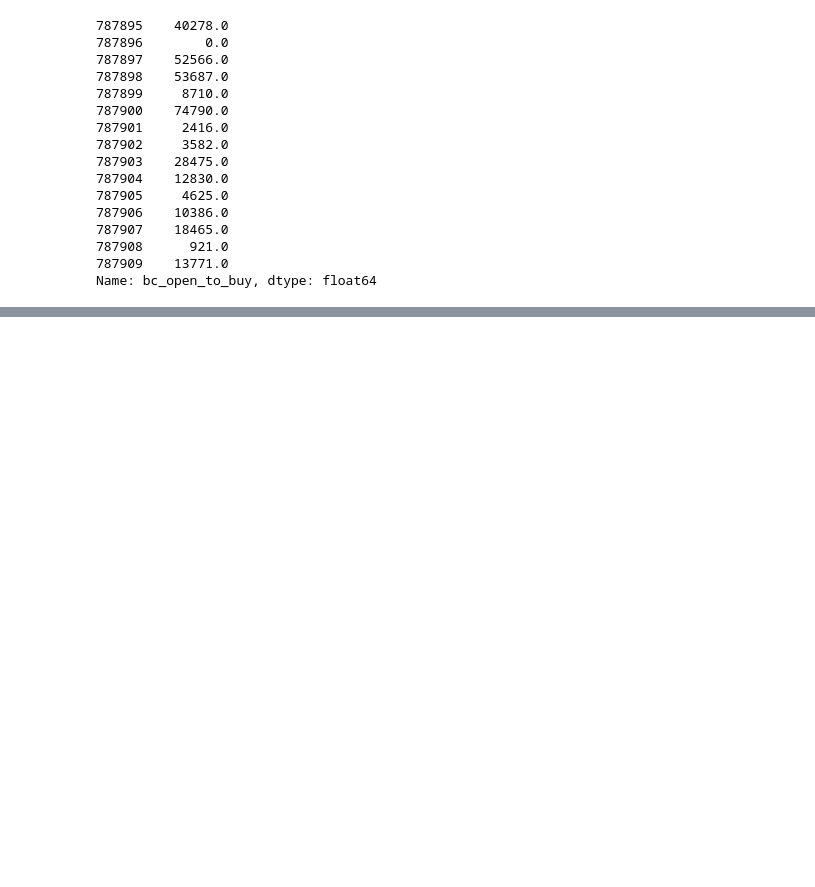
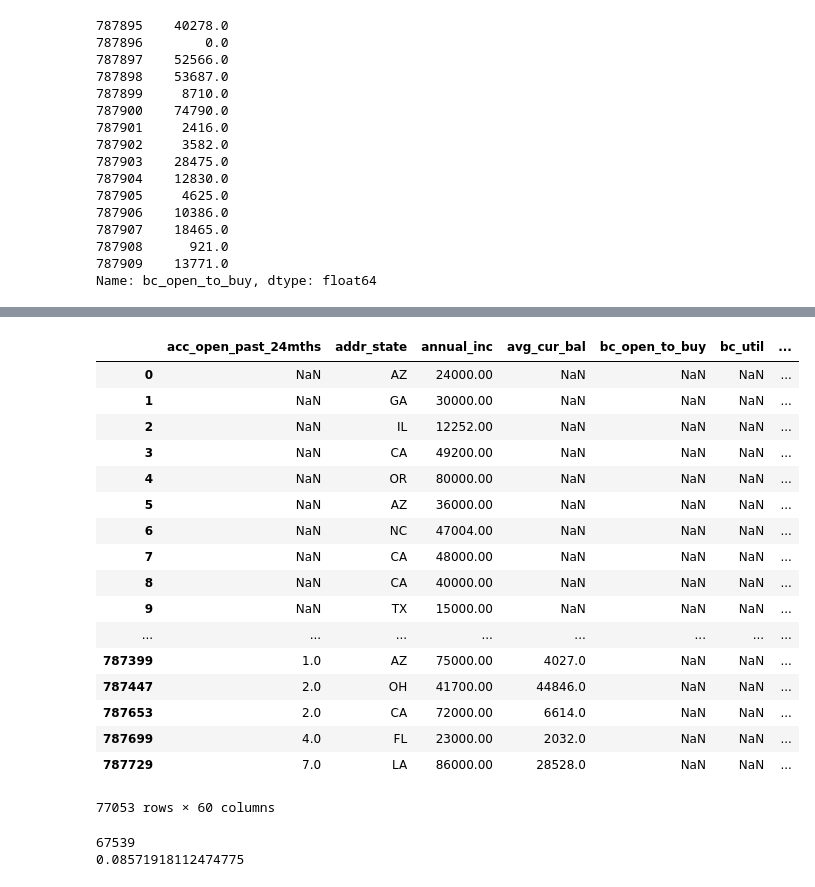
Before and after one commit to mariafabiano/lending-club, a Jupyter notebook: data_cleaning.ipynb, the cells around one changed output, grey strips where cells are left out. Cells and saved outputs as stored; diff of their text form; code cells hidden in the pictures; blank space fills up the shorter version.

Commit message:
messy data notebook, but finished with nans

```diff
--- a/data_cleaning.ipynb
+++ b/data_cleaning.ipynb
@@ -598,0 +957,2 @@ Name: application_type, dtype: int64
+# %%
+null_data = df[df.isnull().any(axis=1)]
@@ -598,0 +979,28 @@ Name: application_type, dtype: int64
+# %%
+null_data
+# %% [output]
+|  | acc_open_past_24mths | addr_state | annual_inc | avg_cur_bal | bc_open_to_buy | bc_util | ... |
+| 0 | NaN | AZ | 24000.00 | NaN | NaN | NaN | ... |
+| 1 | NaN | GA | 30000.00 | NaN | NaN | NaN | ... |
+| 2 | NaN | IL | 12252.00 | NaN | NaN | NaN | ... |
+| 3 | NaN | CA | 49200.00 | NaN | NaN | NaN | ... |
+| 4 | NaN | OR | 80000.00 | NaN | NaN | NaN | ... |
+| 5 | NaN | AZ | 36000.00 | NaN | NaN | NaN | ... |
+| 6 | NaN | NC | 47004.00 | NaN | NaN | NaN | ... |
+| 7 | NaN | CA | 48000.00 | NaN | NaN | NaN | ... |
+| 8 | NaN | CA | 40000.00 | NaN | NaN | NaN | ... |
+| 9 | NaN | TX | 15000.00 | NaN | NaN | NaN | ... |
+| ... | ... | ... | ... | ... | ... | ... | ... |
+| 787399 | 1.0 | AZ | 75000.00 | 4027.0 | NaN | NaN | ... |
+| 787447 | 2.0 | OH | 41700.00 | 44846.0 | NaN | NaN | ... |
+| 787653 | 2.0 | CA | 72000.00 | 6614.0 | NaN | NaN | ... |
+| 787699 | 4.0 | FL | 23000.00 | 2032.0 | NaN | NaN | ... |
+| 787729 | 7.0 | LA | 86000.00 | 28528.0 | NaN | NaN | ... |
+77053 rows × 60 columns
+# %%
+# find column with most missing values
+print(df['avg_cur_bal'].isnull().sum())
+print(df['avg_cur_bal'].isnull().sum()/df.shape[0])
+# %% [output]
+67539
+0.08571918112474775
```
Also changed, not shown: parts of 153 cells of this notebook.
